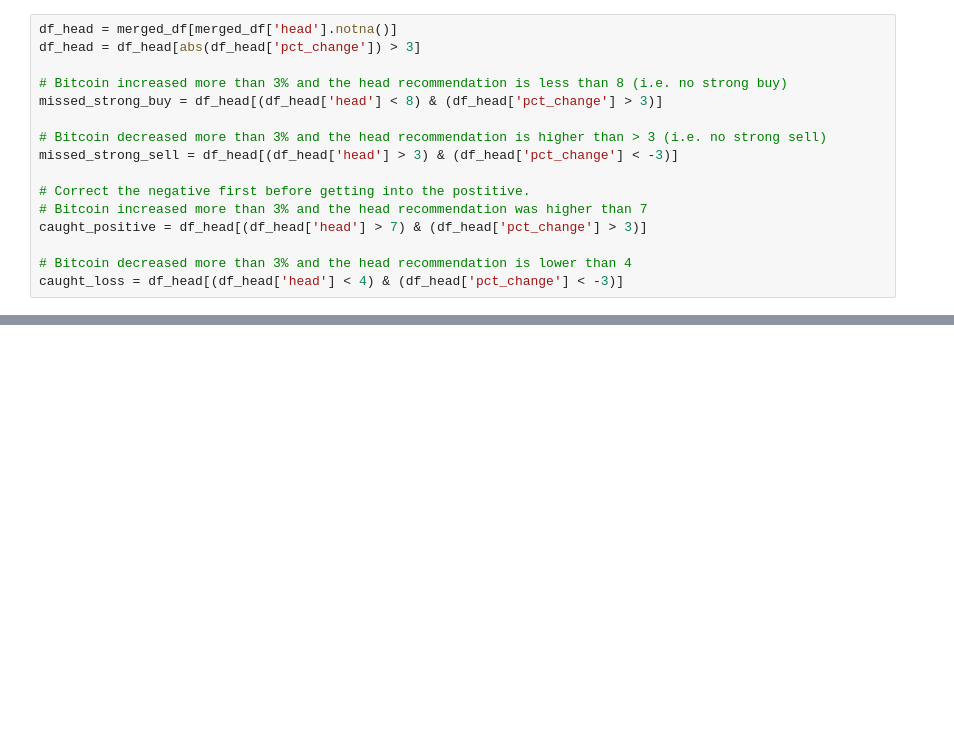
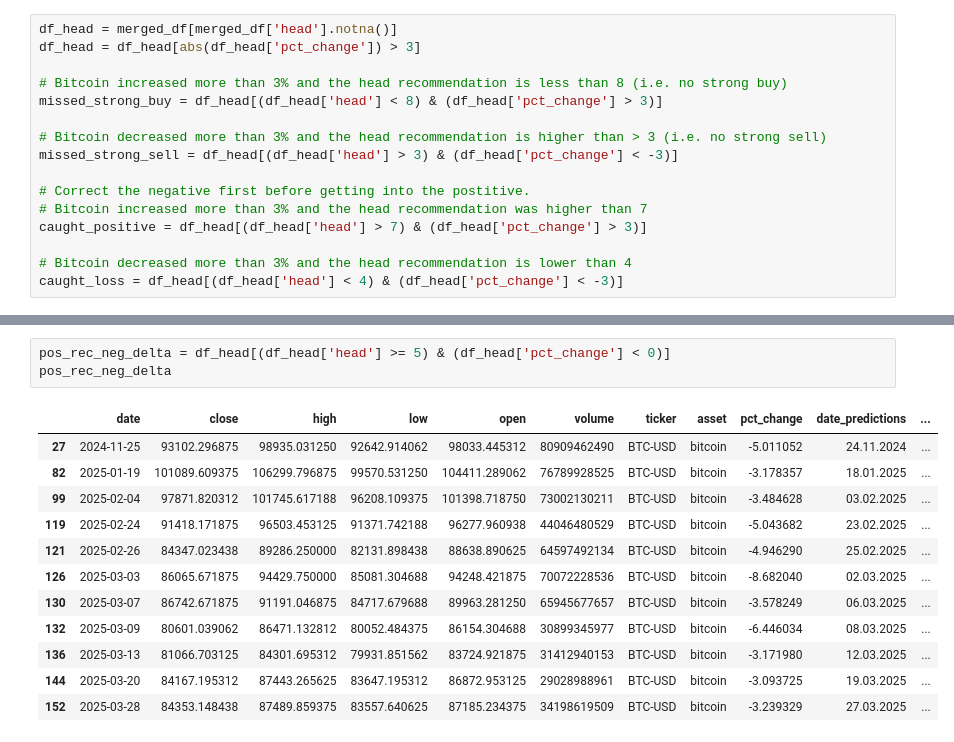
Before and after one commit to soerenml/agent, a Jupyter notebook: src/backtest.ipynb, the cells around one changed output, grey strips where cells are left out. Saved outputs shown, nothing was run; the diff lists cells and outputs as text; blank space fills up the shorter version.

```diff
--- a/src/backtest.ipynb
+++ b/src/backtest.ipynb
@@ -299,0 +298,16 @@ missed_strong_buy
+# %%
+pos_rec_neg_delta = df_head[(df_head['head'] >= 5) & (df_head['pct_change'] < 0)]
+pos_rec_neg_delta
+# %% [output]
+|  | date | close | high | low | open | volume | ticker | asset | pct_change | date_predictions | ... |
+| 27 | 2024-11-25 | 93102.296875 | 98935.031250 | 92642.914062 | 98033.445312 | 80909462490 | BTC-USD | bitcoin | -5.011052 | 24.11.2024 | ... |
+| 82 | 2025-01-19 | 101089.609375 | 106299.796875 | 99570.531250 | 104411.289062 | 76789928525 | BTC-USD | bitcoin | -3.178357 | 18.01.2025 | ... |
+| 99 | 2025-02-04 | 97871.820312 | 101745.617188 | 96208.109375 | 101398.718750 | 73002130211 | BTC-USD | bitcoin | -3.484628 | 03.02.2025 | ... |
+| 119 | 2025-02-24 | 91418.171875 | 96503.453125 | 91371.742188 | 96277.960938 | 44046480529 | BTC-USD | bitcoin | -5.043682 | 23.02.2025 | ... |
+| 121 | 2025-02-26 | 84347.023438 | 89286.250000 | 82131.898438 | 88638.890625 | 64597492134 | BTC-USD | bitcoin | -4.946290 | 25.02.2025 | ... |
+| 126 | 2025-03-03 | 86065.671875 | 94429.750000 | 85081.304688 | 94248.421875 | 70072228536 | BTC-USD | bitcoin | -8.682040 | 02.03.2025 | ... |
+| 130 | 2025-03-07 | 86742.671875 | 91191.046875 | 84717.679688 | 89963.281250 | 65945677657 | BTC-USD | bitcoin | -3.578249 | 06.03.2025 | ... |
+| 132 | 2025-03-09 | 80601.039062 | 86471.132812 | 80052.484375 | 86154.304688 | 30899345977 | BTC-USD | bitcoin | -6.446034 | 08.03.2025 | ... |
+| 136 | 2025-03-13 | 81066.703125 | 84301.695312 | 79931.851562 | 83724.921875 | 31412940153 | BTC-USD | bitcoin | -3.171980 | 12.03.2025 | ... |
+| 144 | 2025-03-20 | 84167.195312 | 87443.265625 | 83647.195312 | 86872.953125 | 29028988961 | BTC-USD | bitcoin | -3.093725 | 19.03.2025 | ... |
+| 152 | 2025-03-28 | 84353.148438 | 87489.859375 | 83557.640625 | 87185.234375 | 34198619509 | BTC-USD | bitcoin | -3.239329 | 27.03.2025 | ... |
```
Also changed, not shown: parts of 4 cells of this notebook.
